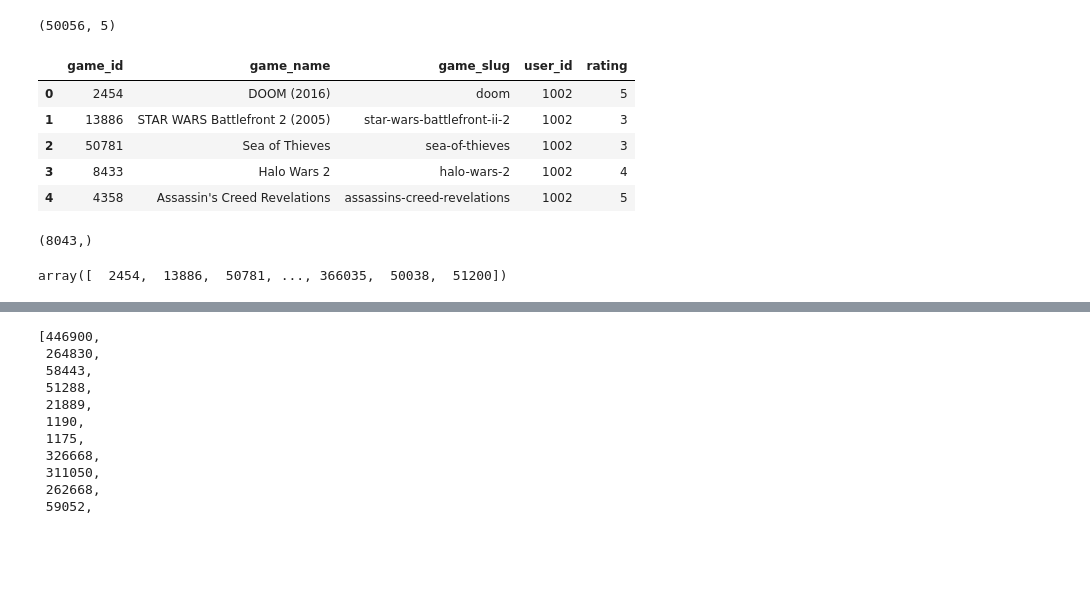
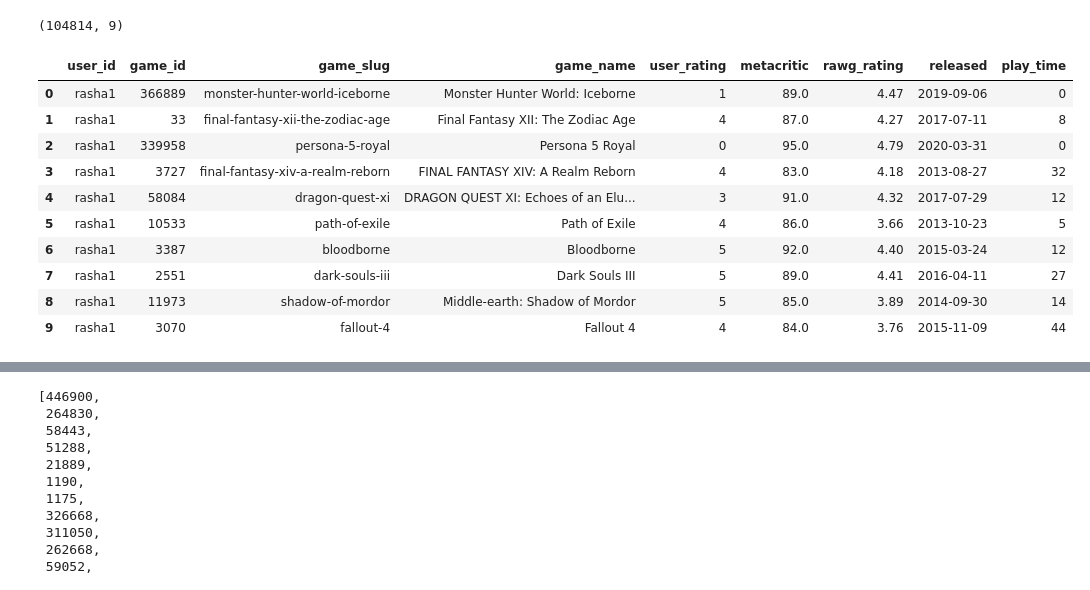
Before and after one commit to Agnes-Lain/game_one, a Jupyter notebook: notebooks/zuzu_rawg_games.ipynb, the cells around one changed output, grey strips where cells are left out. Cells and saved outputs as stored; diff of their text form; code cells hidden in the pictures; blank space fills up the shorter version.

```diff
--- a/notebooks/zuzu_rawg_games.ipynb
+++ b/notebooks/zuzu_rawg_games.ipynb
@@ -4,27 +4,24 @@ import pandas as pd
 import requests
 import math
 # %%
-user_games = pd.read_csv("../raw_data/rawg_2k_50k.csv")
+user_games = pd.read_csv("../raw_data/rawg_user_games.csv")
 # %%
 user_games.shape
 # %% [output]
-(50056, 5)
+(104814, 9)
 # %%
-user_games.head()
+user_games.head(10)
 # %% [output]
-|  | game_id | game_name | game_slug | user_id | rating |
-| 0 | 2454 | DOOM (2016) | doom | 1002 | 5 |
-| 1 | 13886 | STAR WARS Battlefront 2 (2005) | star-wars-battlefront-ii-2 | 1002 | 3 |
-| 2 | 50781 | Sea of Thieves | sea-of-thieves | 1002 | 3 |
-| 3 | 8433 | Halo Wars 2 | halo-wars-2 | 1002 | 4 |
-| 4 | 4358 | Assassin's Creed Revelations | assassins-creed-revelations | 1002 | 5 |
+|  | user_id | game_id | game_slug | game_name | user_rating | metacritic | rawg_rating | released | play_time |
+| 0 | rasha1 | 366889 | monster-hunter-world-iceborne | Monster Hunter World: Iceborne | 1 | 89.0 | 4.47 | 2019-09-06 | 0 |
+| 1 | rasha1 | 33 | final-fantasy-xii-the-zodiac-age | Final Fantasy XII: The Zodiac Age | 4 | 87.0 | 4.27 | 2017-07-11 | 8 |
+| 2 | rasha1 | 339958 | persona-5-royal | Persona 5 Royal | 0 | 95.0 | 4.79 | 2020-03-31 | 0 |
+| 3 | rasha1 | 3727 | final-fantasy-xiv-a-realm-reborn | FINAL FANTASY XIV: A Realm Reborn | 4 | 83.0 | 4.18 | 2013-08-27 | 32 |
+| 4 | rasha1 | 58084 | dragon-quest-xi | DRAGON QUEST XI: Echoes of an Elu... | 3 | 91.0 | 4.32 | 2017-07-29 | 12 |
+| 5 | rasha1 | 10533 | path-of-exile | Path of Exile | 4 | 86.0 | 3.66 | 2013-10-23 | 5 |
+| 6 | rasha1 | 3387 | bloodborne | Bloodborne | 5 | 92.0 | 4.40 | 2015-03-24 | 12 |
+| 7 | rasha1 | 2551 | dark-souls-iii | Dark Souls III | 5 | 89.0 | 4.41 | 2016-04-11 | 27 |
+| 8 | rasha1 | 11973 | shadow-of-mordor | Middle-earth: Shadow of Mordor | 5 | 85.0 | 3.89 | 2014-09-30 | 14 |
+| 9 | rasha1 | 3070 | fallout-4 | Fallout 4 | 4 | 84.0 | 3.76 | 2015-11-09 | 44 |
 # %%
 user_game_id = pd.unique(user_games['game_id'])
-# %%
-user_game_id.shape
-# %% [output]
-(8043,)
-# %%
-user_game_id
-# %% [output]
-array([  2454,  13886,  50781, ..., 366035,  50038,  51200])
```
Also changed, not shown: parts of 14 cells of this notebook, 8 other files.
